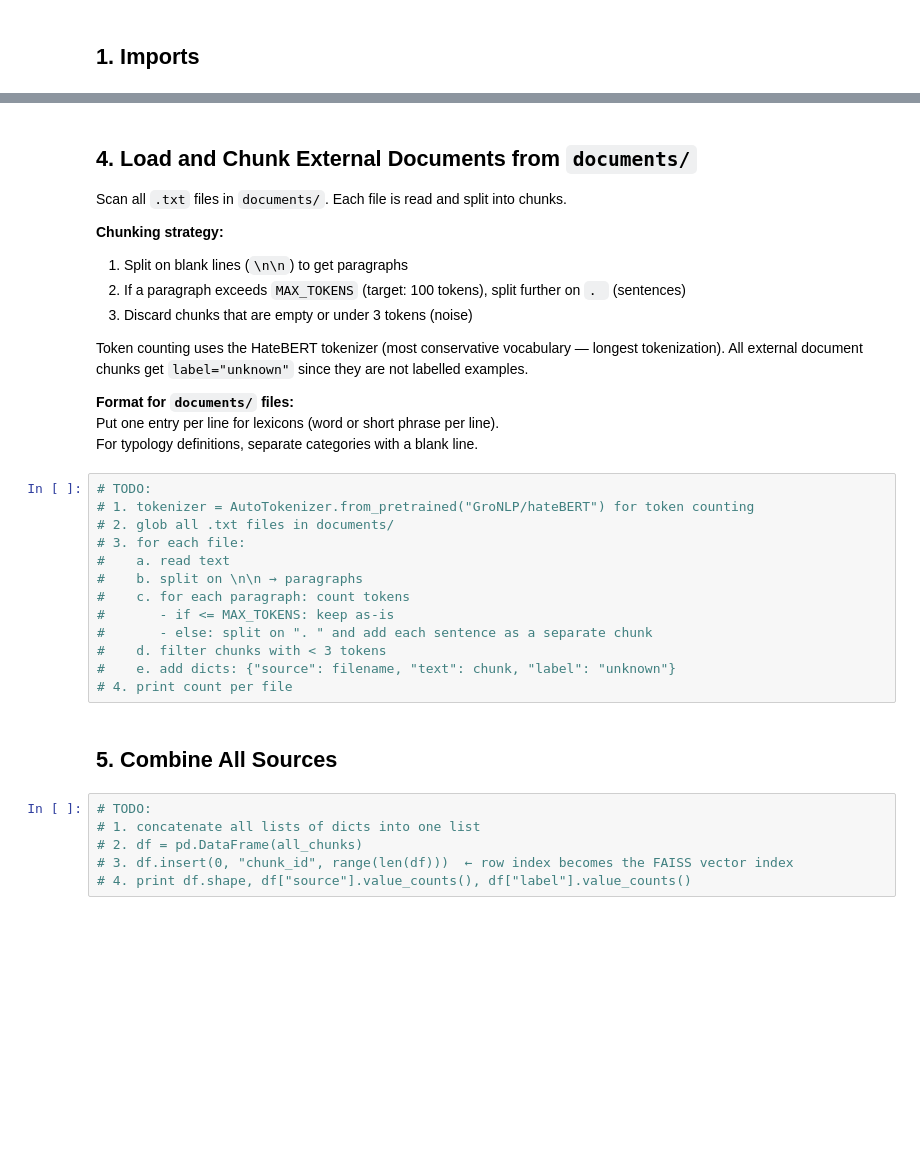
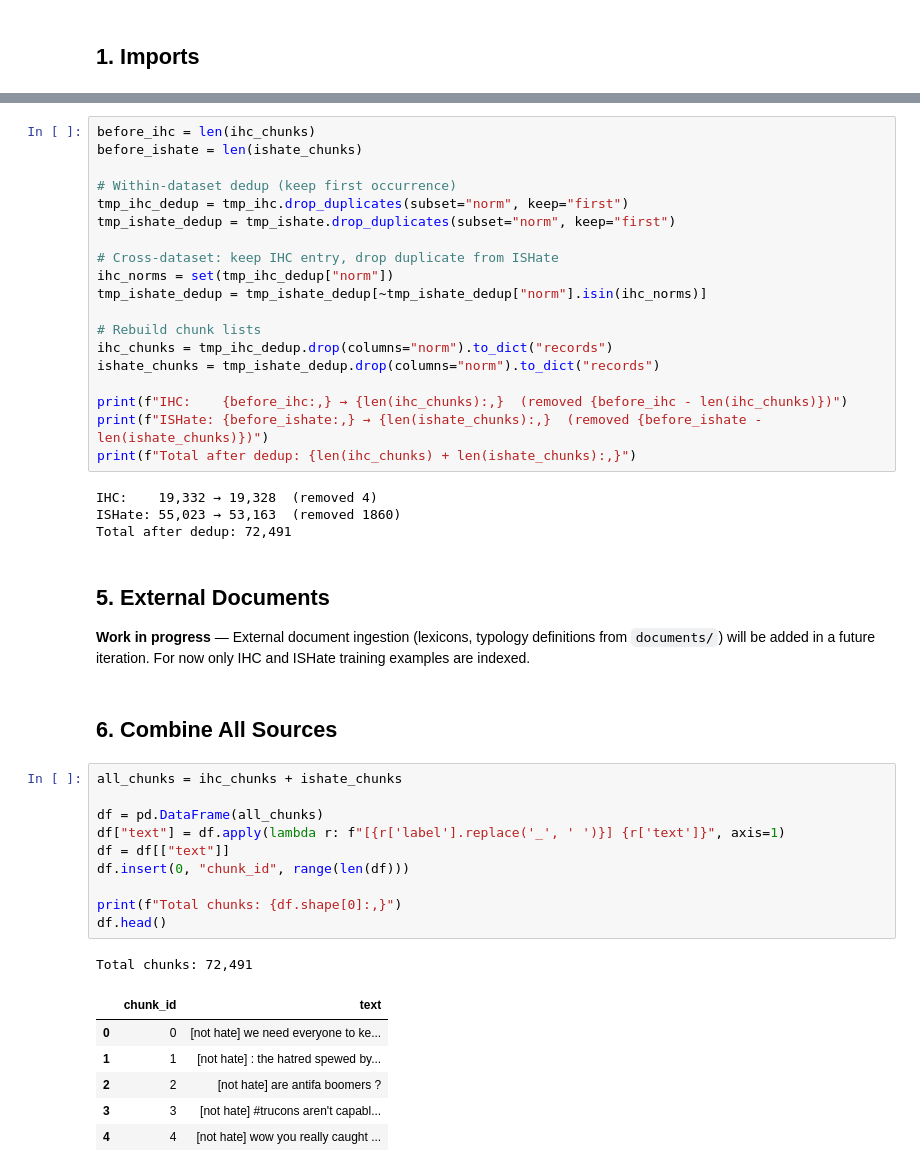
Before and after one commit to Duckymini/deep_learning, a Jupyter notebook: RAG/rag_step2_chunking.ipynb, the cells around one changed output, grey strips where cells are left out. Drawn from its saved outputs; the diff is of its cells as text; blank space fills up the shorter version.

```diff
--- a/RAG/rag_step2_chunking.ipynb
+++ b/RAG/rag_step2_chunking.ipynb
@@ -68,38 +152,48 @@ Same string format: `"[hate] tweet"` or `"[not hate] tweet"`
+# %%
+before_ihc = len(ihc_chunks)
+before_ishate = len(ishate_chunks)
+
+# Within-dataset dedup (keep first occurrence)
+tmp_ihc_dedup = tmp_ihc.drop_duplicates(subset="norm", keep="first")
+tmp_ishate_dedup = tmp_ishate.drop_duplicates(subset="norm", keep="first")
+
+# Cross-dataset: keep IHC entry, drop duplicate from ISHate
+ihc_norms = set(tmp_ihc_dedup["norm"])
+tmp_ishate_dedup = tmp_ishate_dedup[~tmp_ishate_dedup["norm"].isin(ihc_norms)]
+
+# Rebuild chunk lists
+ihc_chunks = tmp_ihc_dedup.drop(columns="norm").to_dict("records")
+ishate_chunks = tmp_ishate_dedup.drop(columns="norm").to_dict("records")
+
+print(f"IHC:    {before_ihc:,} → {len(ihc_chunks):,}  (removed {before_ihc - len(ihc_chunks)})")
+print(f"ISHate: {before_ishate:,} → {len(ishate_chunks):,}  (removed {before_ishate - len(ishate_chunks)})")
+print(f"Total after dedup: {len(ihc_chunks) + len(ishate_chunks):,}")
+# %% [output]
+IHC:    19,332 → 19,328  (removed 4)
+ISHate: 55,023 → 53,163  (removed 1860)
+Total after dedup: 72,491
 # %% [markdown]
-## 4. Load and Chunk External Documents from `documents/`
+## 5. External Documents
 
-Scan all `.txt` files in `documents/`. Each file is read and split into chunks.
-
-**Chunking strategy:**
-1. Split on blank lines (`\n\n`) to get paragraphs
-2. If a paragraph exceeds `MAX_TOKENS` (target: 100 tokens), split further on `. ` (sentences)
-3. Discard chunks that are empty or under 3 tokens (noise)
-
-Token counting uses the HateBERT tokenizer (most conservative vocabulary — longest tokenization).
-All external document chunks get `label="unknown"` since they are not labelled examples.
-
-**Format for `documents/` files:**
-Put one entry per line for lexicons (word or short phrase per line).
-For typology definitions, separate categories with a blank line.
+**Work in progress** — External document ingestion (lexicons, typology definitions from `documents/`) will be added in a future iteration. For now only IHC and ISHate training examples are indexed.
-# %%
-# TODO:
-# 1. tokenizer = AutoTokenizer.from_pretrained("GroNLP/hateBERT") for token counting
-# 2. glob all .txt files in documents/
-# 3. for each file:
-#    a. read text
-#    b. split on \n\n → paragraphs
-#    c. for each paragraph: count tokens
-#       - if <= MAX_TOKENS: keep as-is
-#       - else: split on ". " and add each sentence as a separate chunk
-#    d. filter chunks with < 3 tokens
-#    e. add dicts: {"source": filename, "text": chunk, "label": "unknown"}
-# 4. print count per file
 # %% [markdown]
-## 5. Combine All Sources
+## 6. Combine All Sources
 # %%
-# TODO:
-# 1. concatenate all lists of dicts into one list
-# 2. df = pd.DataFrame(all_chunks)
-# 3. df.insert(0, "chunk_id", range(len(df)))  ← row index becomes the FAISS vector index
-# 4. print df.shape, df["source"].value_counts(), df["label"].value_counts()
+all_chunks = ihc_chunks + ishate_chunks
+
+df = pd.DataFrame(all_chunks)
+df["text"] = df.apply(lambda r: f"[{r['label'].replace('_', ' ')}] {r['text']}", axis=1)
+df = df[["text"]]
+df.insert(0, "chunk_id", range(len(df)))
+
+print(f"Total chunks: {df.shape[0]:,}")
+df.head()
+# %% [output]
+Total chunks: 72,491
+|  | chunk_id | text |
+| 0 | 0 | [not hate] we need everyone to ke... |
+| 1 | 1 | [not hate] : the hatred spewed by... |
+| 2 | 2 | [not hate] are antifa boomers ? |
+| 3 | 3 | [not hate] #trucons aren't capabl... |
+| 4 | 4 | [not hate] wow you really caught ... |
 # %% [markdown]
```
Also changed, not shown: parts of 15 cells of this notebook, 2 other files.
